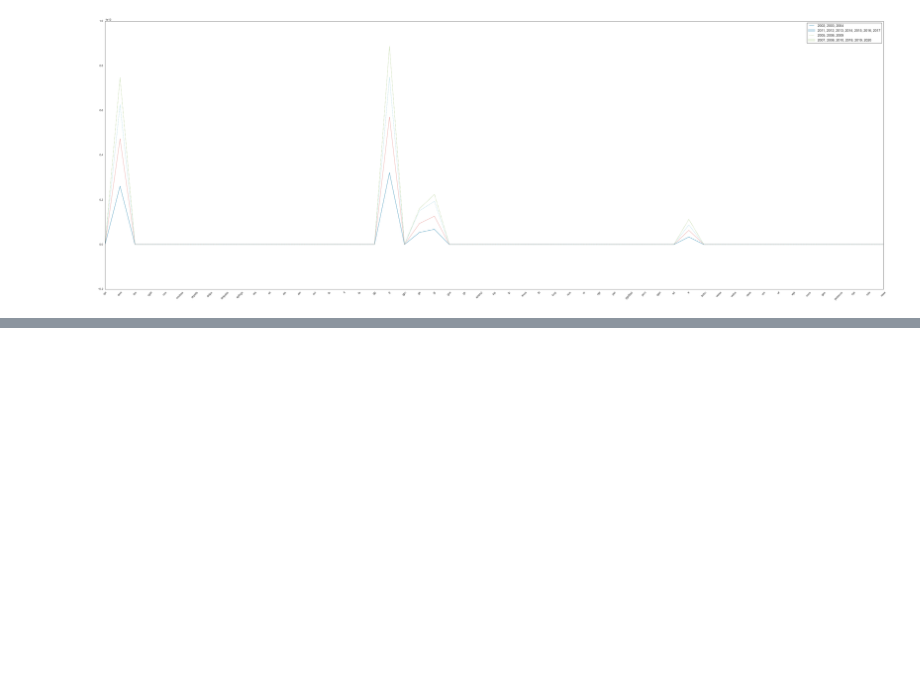
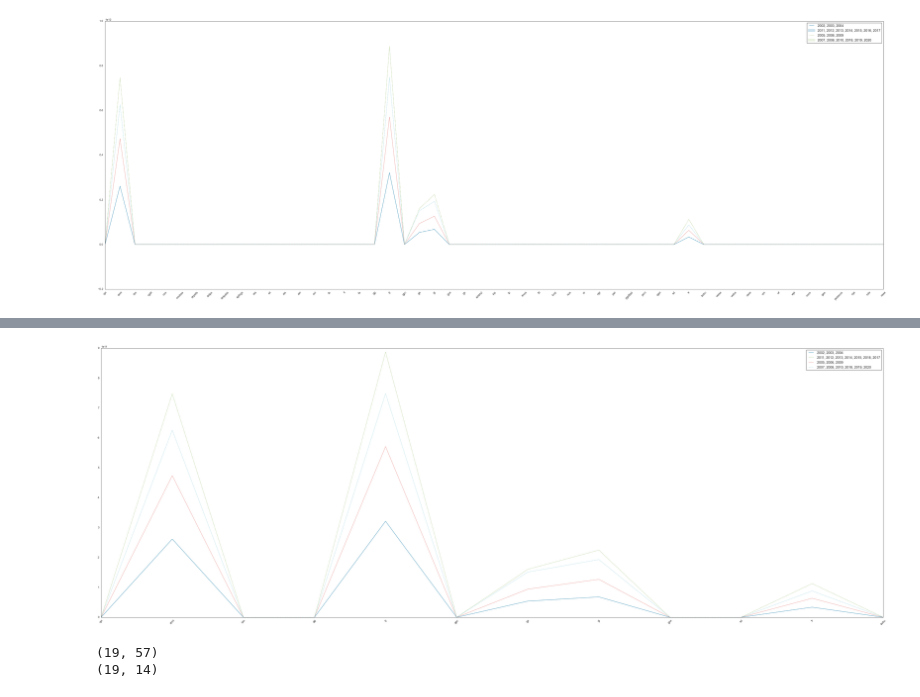
Before and after one commit to enginabdan/1_Github, a Jupyter notebook: 2_ProjectsMine/9_turkey_last_20_years/1_Turkey_Last_20_Years_KMeansClustering/turkey_20_years_KMeansClustering.ipynb, the cells around one changed output, grey strips where cells are left out. Cells and saved outputs as stored; diff of their text form; code cells hidden in the pictures; blank space fills up the shorter version.

```diff
--- a/2_ProjectsMine/9_turkey_last_20_years/turkey_last_20_years_clustering.ipynb
+++ b/2_ProjectsMine/9_turkey_last_20_years/1_Turkey_Last_20_Years_KMeansClustering/turkey_20_years_KMeansClustering.ipynb
@@ -752,0 +907,3 @@ plt.legend(labels=["2002, 2003, 2004",
+# %%
+model = KMeans(n_clusters=4, random_state=42)
+model.fit_predict(X)
@@ -752,0 +941,4 @@ plt.legend(labels=["2002, 2003, 2004",
+# %%
+clusters = model.labels_
+X["Class"] = clusters
+X.head()
@@ -752,0 +961,3 @@ plt.legend(labels=["2002, 2003, 2004",
+# %%
+pred_class = X.groupby("Class").mean().T
+pred_class.head()
@@ -752,0 +976,16 @@ plt.legend(labels=["2002, 2003, 2004",
+# %%
+plt.figure(figsize=(60,20))
+sns.lineplot(data=pred_class)
+plt.xticks(rotation=45)
+plt.legend(labels=["2002, 2003, 2004",
+                   "2011, 2012, 2013, 2014, 2015, 2016, 2017",
+                   "2005, 2006, 2009",
+                   "2007, 2008, 2010, 2018, 2019, 2020"]);
+# %% [output]
+[figure, added]
+# %%
+print(df.shape)
+print(df_new.shape)
+# %% [output]
+(19, 57)
+(19, 14)
```
Also changed, not shown: parts of 40 cells of this notebook, 8 other files.
